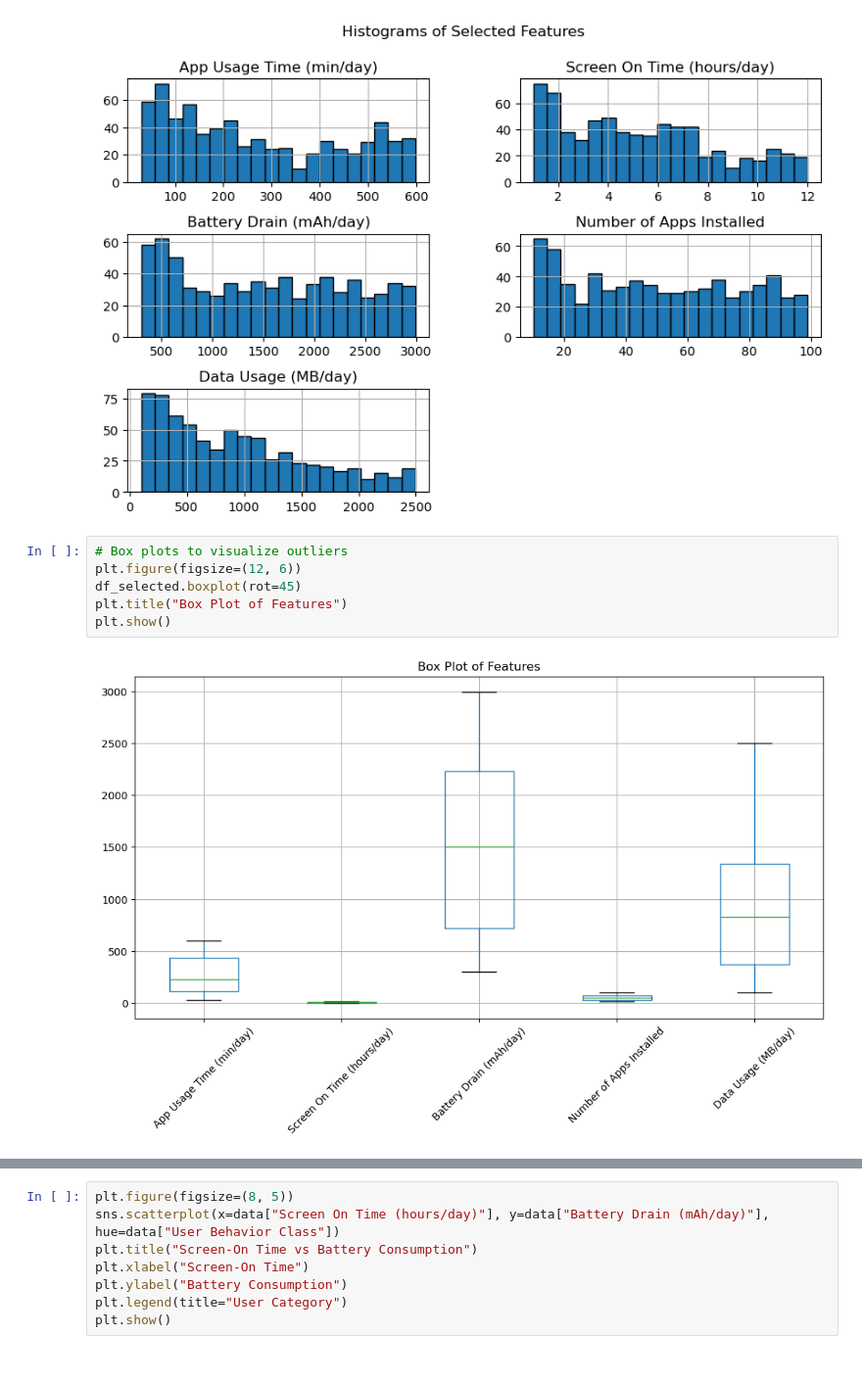
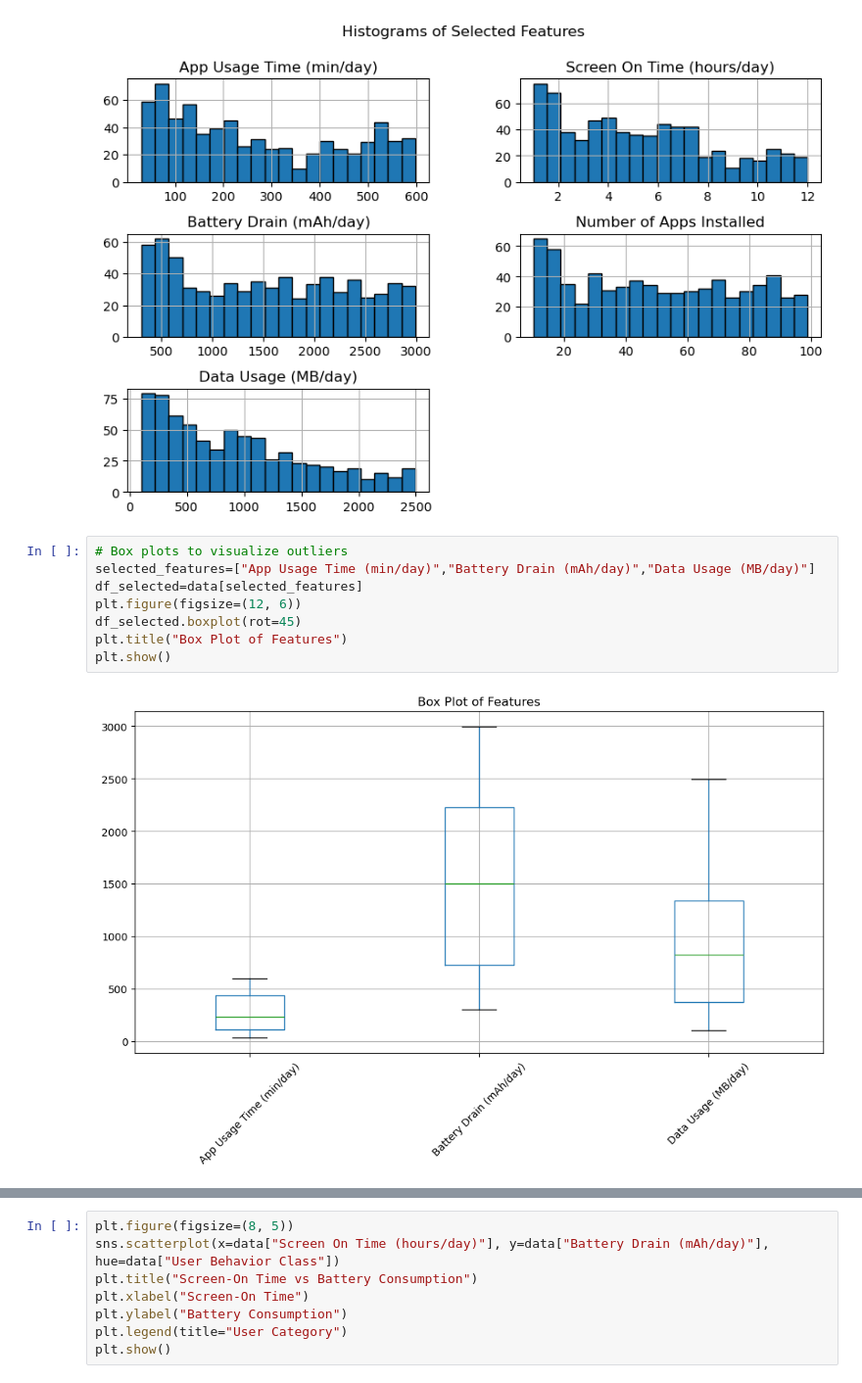
Before and after one commit to shruti-1007/mobile-usage-insights, a Jupyter notebook: notebooks/EDA.ipynb, the cells around one changed output, grey strips where cells are left out. Shown: that part at 98% size. Saved outputs shown, nothing was run; the diff lists cells and outputs as text.

Commit message:
drain analysis

```diff
--- a/notebooks/EDA.ipynb
+++ b/notebooks/EDA.ipynb
@@ -47,9 +47,11 @@ plt.show()
 [figure]
 # %%
 # Box plots to visualize outliers
+selected_features=["App Usage Time (min/day)","Battery Drain (mAh/day)","Data Usage (MB/day)"]
+df_selected=data[selected_features]
 plt.figure(figsize=(12, 6))
 df_selected.boxplot(rot=45)
 plt.title("Box Plot of Features")
 plt.show()
 # %% [output]
-[figure, old version]
+[figure, new version]
```
Also changed, not shown: parts of 1 cell of this notebook, 11 other files.
